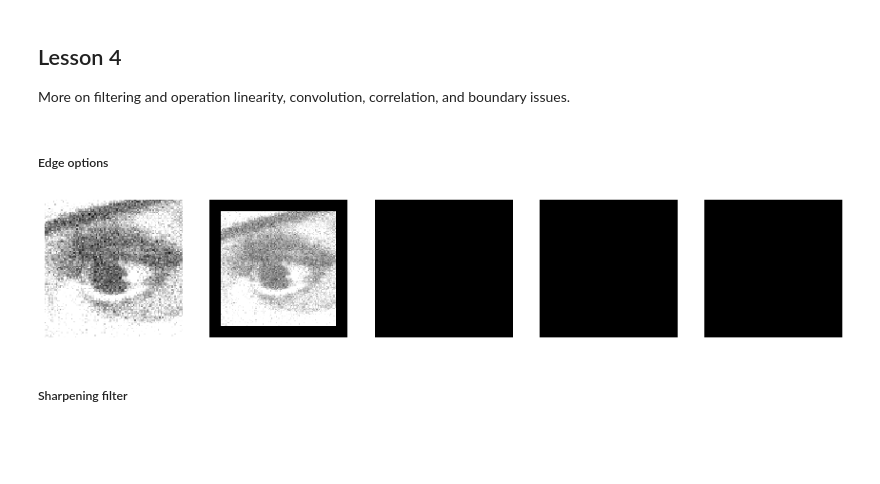
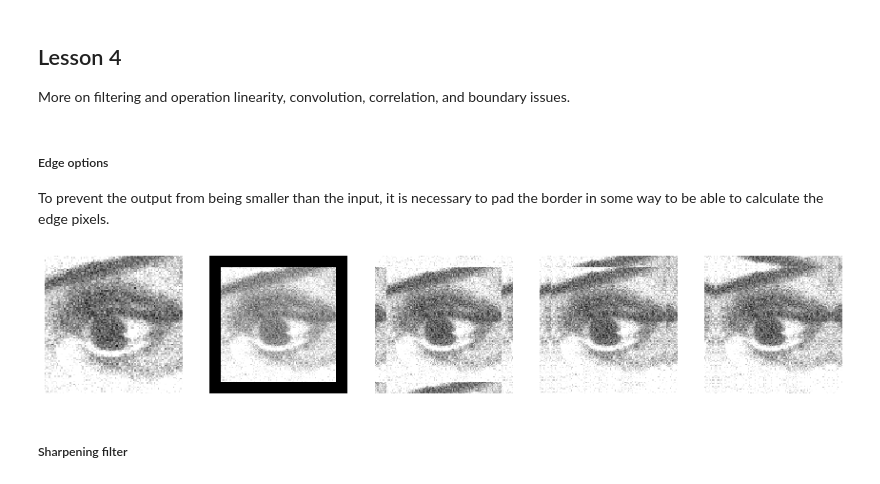
Before and after one commit to grant-king/ML_progress, a Jupyter notebook: ICV_challenges/IntroCV_notes.ipynb, the cells around one changed output. Drawn from its saved outputs; the diff is of its cells as text; code cells hidden in the pictures; blank space fills up the shorter version.

```diff
--- a/ICV_challenges/IntroCV_notes.ipynb
+++ b/ICV_challenges/IntroCV_notes.ipynb
@@ -260,43 +257,57 @@ plt.savefig('smoothing_2d_tools.png')
 # %% [markdown]
 ## Lesson 4
 More on filtering and operation linearity, convolution, correlation,  and boundary issues.
-# %% [markdown]
-##### Edge options
+# %% [markdown]
+##### Edge options
+To prevent the output from being smaller than the input, it is necessary to pad the border in some way to be able to calculate the edge pixels.
 # %%
 #edge options: clip, wrap around, copy, reflect
 
 img_data = cv2.imread('noisy_bride.png', cv2.IMREAD_GRAYSCALE)
 
 region_size = 100
 center = [730, 2060]
 half_region = region_size // 2
 cols = center[0] - half_region, center[0] + half_region
 rows = center[1] - half_region, center[1] + half_region
 
 eye = img_data[cols[0]:cols[1], rows[0]:rows[1]]
 
-#create output arrays to visualize different edge methods
+#create output to visualize different edge methods
+#black border, "clipped"
 clipped_edge = np.zeros([eye.shape[0], 10])
 image_clipped = np.concatenate([clipped_edge, eye, clipped_edge], axis=1)
 clipped_edge = np.zeros([10, image_clipped.shape[1]])
 image_clipped = np.concatenate([clipped_edge, image_clipped, clipped_edge], axis=0)
 
-wrapped_edge = np.zeros_like(eye)
-copied_edge = np.zeros_like(eye)
-reflected_edge = np.zeros_like(eye)
+#wraparound border
+wrapped_edges = eye[:, :10], eye[:, -10:]
+image_wrapped = np.concatenate([wrapped_edges[1], eye, wrapped_edges[0]], axis=1)
+wrapped_edges = image_wrapped[:10, :], image_wrapped[-10:, :]
+image_wrapped = np.concatenate([wrapped_edges[1], image_wrapped, wrapped_edges[0]], axis=0)
 
-rows, columns = eye.shape
+#duplicated border
+copied_edges = eye[:, :10], eye[:, -10:]
+image_copied = np.concatenate([copied_edges[0], eye, copied_edges[1]], axis=1)
+copied_edges = image_copied[:10, :], image_copied[-10:, :]
+image_copied = np.concatenate([copied_edges[0], image_copied, copied_edges[1]], axis=0)
+
+#reflected border
+reflected_edges = eye[:, :10][:, ::-1], eye[:, -10:][:, ::-1]
+image_reflected = np.concatenate([reflected_edges[0], eye, reflected_edges[1]], axis=1)
+reflected_edges = image_reflected[:10, :][::-1, :], image_reflected[-10:, :][::-1]
+image_reflected = np.concatenate([reflected_edges[0], image_reflected, reflected_edges[1]], axis=0)
 
 fig, (sp1, sp2, sp3, sp4, sp5) = plt.subplots(1, 5, figsize=[15, 10])
 sp1.imshow(eye, cmap='gray')
 sp2.imshow(image_clipped, cmap='gray')
-sp3.imshow(wrapped_edge, cmap='gray')
-sp4.imshow(copied_edge, cmap='gray')
-sp5.imshow(reflected_edge, cmap='gray')
+sp3.imshow(image_wrapped, cmap='gray')
+sp4.imshow(image_copied, cmap='gray')
+sp5.imshow(image_reflected, cmap='gray')
 
 _ = [ax.set_axis_off() for ax in [sp1, sp2, sp3, sp4, sp5]]
-plt.savefig('smoothing_2d_tools.png')
+plt.savefig('edge_methods.png')
 # %% [output]
-[figure, old version]
+[figure, new version]
 # %% [markdown]
 ##### Sharpening filter
```
Also changed, not shown: parts of 6 cells of this notebook.
